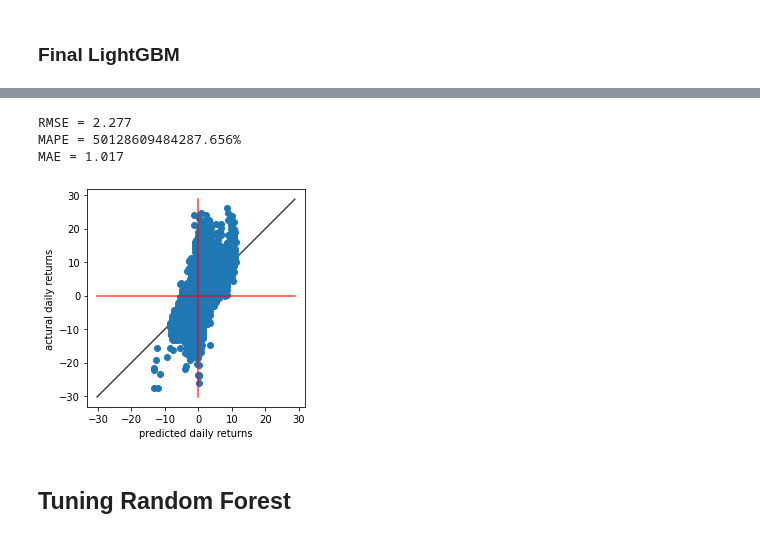
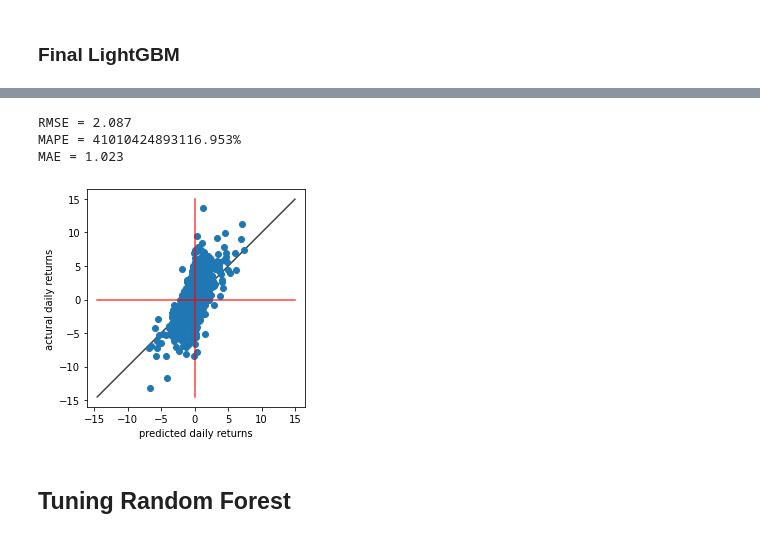
Before and after one commit to KenTaniguchi-R/PredictingStock, a Jupyter notebook: jap_stock_v4.ipynb, the cells around one changed output, grey strips where cells are left out. Saved outputs shown, nothing was run; the diff lists cells and outputs as text; code cells hidden in the pictures.

```diff
--- a/jap_stock_v4.ipynb
+++ b/jap_stock_v4.ipynb
@@ -880,8 +908,12 @@ X_valid_pca = pca.transform(X_valid)
 X_test_pca = pca.transform(X_test)
 X_train_val_pca = pca.transform(X_train_val)
 # %%
-sc = StandardScaler()
-sc.fit(X_train_pca)
+#sc = StandardScaler()
+#sc.fit(X_train_pca)
+
+with open('v4/sc.pickle', 'rb') as handle:
+    sc = pickle.load(handle)
+
 X_train_std = sc.transform(X_train_pca)
 X_valid_std = sc.transform(X_valid_pca)
 X_test_std = sc.transform(X_test_pca)
@@ -1185,0 +1272,3 @@ show_prediction_scatter(y_pred, y_valid)
+# %%
+with open('v4/keras2.pickle', 'rb') as handle:
+    nn = pickle.load(handle)
@@ -1688,7 +1793,7 @@ print(f'所要時間{time.time() - start}秒')
 with open('params/lgbm_v4.pickle', 'rb') as handle:
     best_params = pickle.load(handle)
 # %%
-model = LGBMRegressor(
+lgbm = LGBMRegressor(
     random_state=seed,
     n_estimators=100,
     reg_alpha=best_params['reg_alpha'],
@@ -1728,14 +1815,14 @@ b = pd.concat([y_train_val, y_test])
 # %%
-y_pred = model.predict(a)
-get_error_metrics(y_pred, b)
+y_pred = lgbm.predict(X_test_std)
+get_error_metrics(y_pred, y_test)
 # %% [output]
-RMSE = 2.277
-MAPE = 50128609484287.656%
-MAE = 1.017
+RMSE = 2.087
+MAPE = 41010424893116.953%
+MAE = 1.023
 # %%
-show_prediction_scatter(y_pred, b)
+show_prediction_scatter(y_pred, y_test)
 # %% [output]
-[figure, old version]
+[figure, new version]
 # %% [markdown]
 ## Tuning Random Forest
 # %% [markdown]
```
Also changed, not shown: parts of 55 cells of this notebook, 12 other files.
